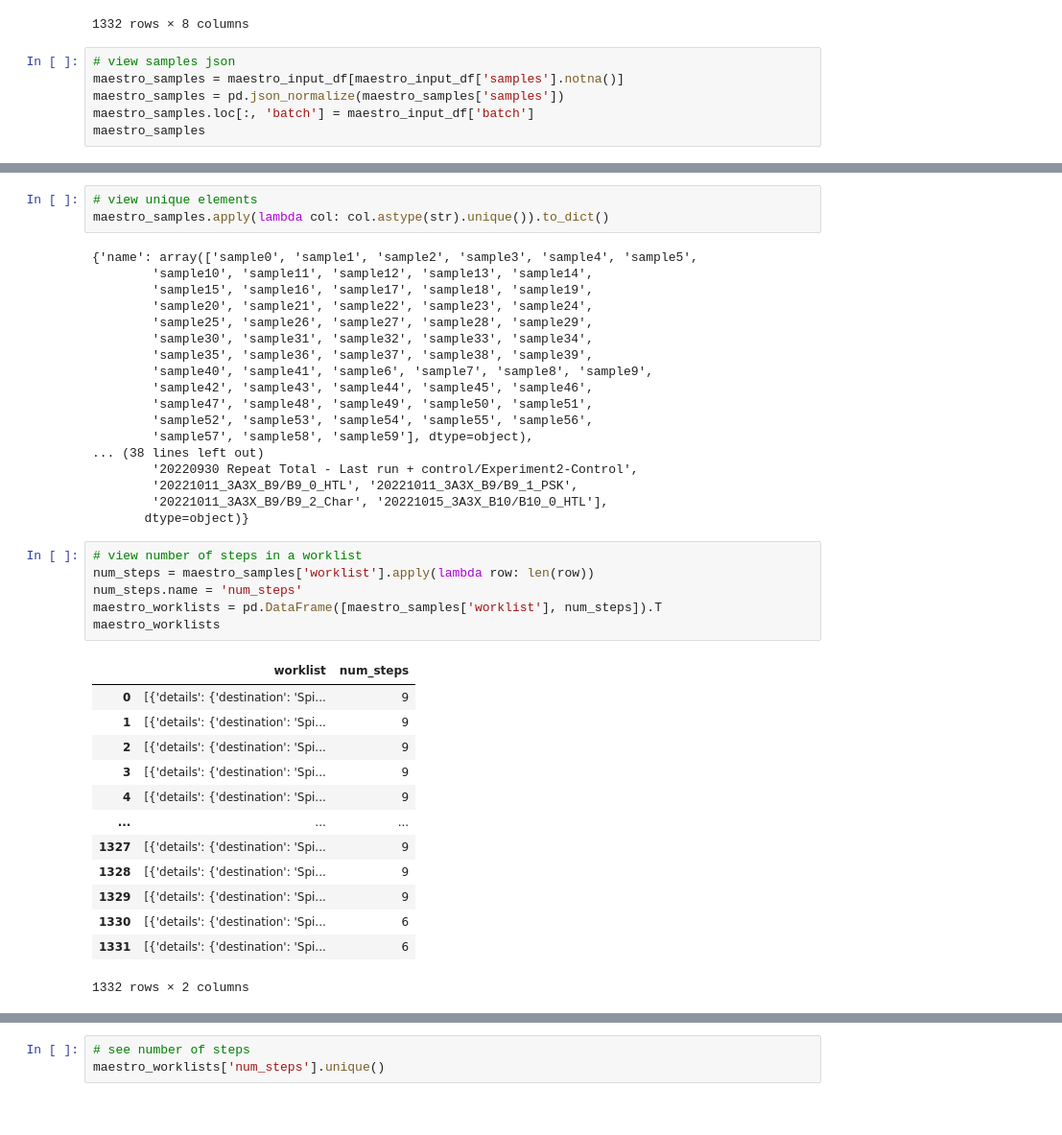
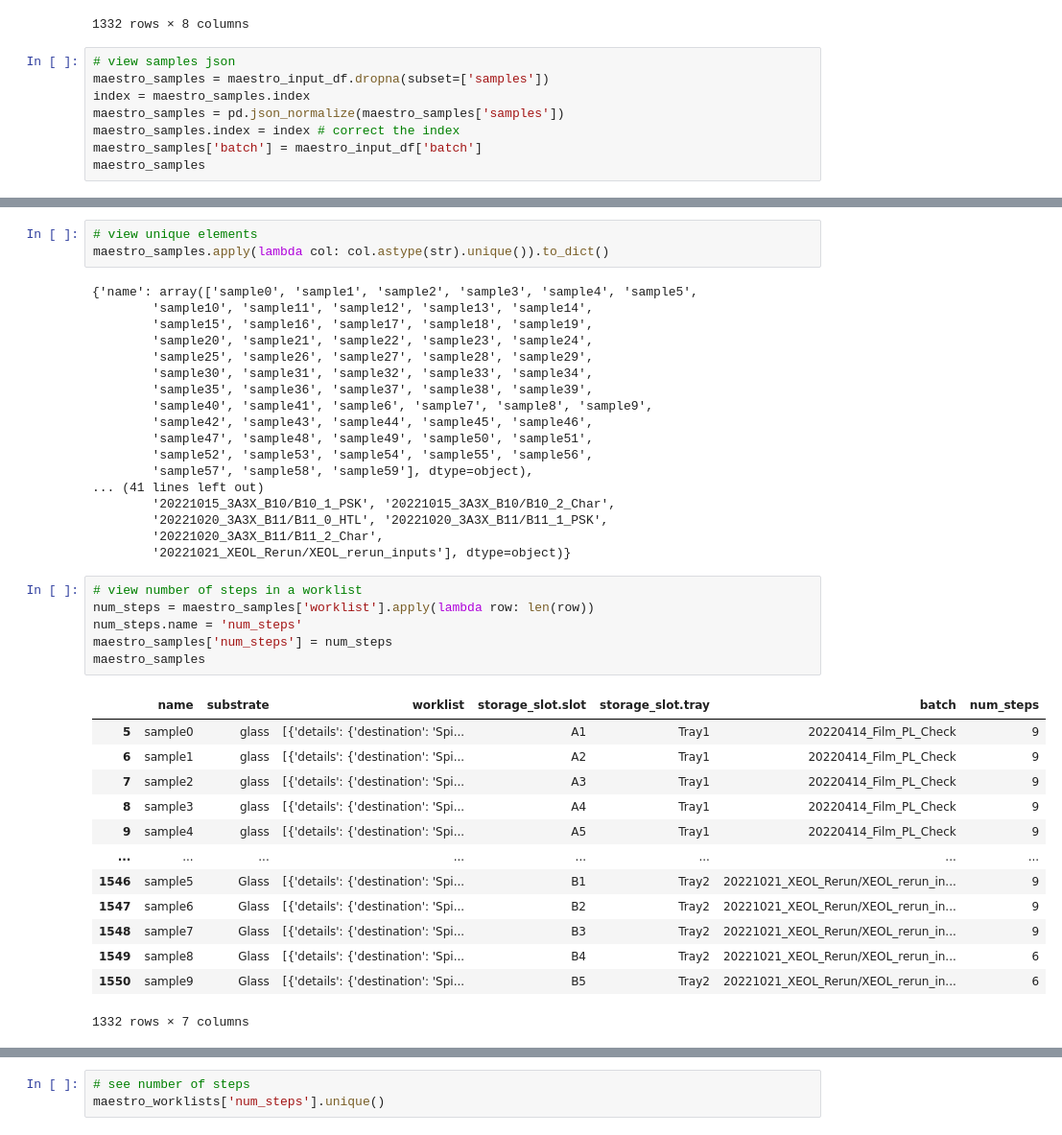
Before and after one commit to fenning-research-group/PASCAL_TrainView, a Jupyter notebook: input_eda.ipynb, the cells around one changed output, grey strips where cells are left out. Shown at 96% size. Saved outputs shown, nothing was run; the diff lists cells and outputs as text.

Commit message:
parse worklist steps json

```diff
--- a/input_eda.ipynb
+++ b/input_eda.ipynb
@@ -495,9 +269,11 @@ maestro_input_df[maestro_input_df['samples'].notna()]
 1332 rows × 8 columns
 # %%
 # view samples json
-maestro_samples = maestro_input_df[maestro_input_df['samples'].notna()]
+maestro_samples = maestro_input_df.dropna(subset=['samples'])
+index = maestro_samples.index
 maestro_samples = pd.json_normalize(maestro_samples['samples'])
-maestro_samples.loc[:, 'batch'] = maestro_input_df['batch']
+maestro_samples.index = index # correct the index
+maestro_samples['batch'] = maestro_input_df['batch']
 maestro_samples
 # %% [output]
 |  | name | substrate | worklist | storage_slot.slot | storage_slot.tray | batch |
@@ -529,28 +305,28 @@ maestro_samples.apply(lambda col: col.astype(str).unique()).to_dict()
         'sample47', 'sample48', 'sample49', 'sample50', 'sample51',
         'sample52', 'sample53', 'sample54', 'sample55', 'sample56',
         'sample57', 'sample58', 'sample59'], dtype=object),
-... (38 lines left out)
-        '20220930 Repeat Total - Last run + control/Experiment2-Control',
-        '20221011_3A3X_B9/B9_0_HTL', '20221011_3A3X_B9/B9_1_PSK',
-        '20221011_3A3X_B9/B9_2_Char', '20221015_3A3X_B10/B10_0_HTL'],
-       dtype=object)}
+... (41 lines left out)
+        '20221015_3A3X_B10/B10_1_PSK', '20221015_3A3X_B10/B10_2_Char',
+        '20221020_3A3X_B11/B11_0_HTL', '20221020_3A3X_B11/B11_1_PSK',
+        '20221020_3A3X_B11/B11_2_Char',
+        '20221021_XEOL_Rerun/XEOL_rerun_inputs'], dtype=object)}
 # %%
 # view number of steps in a worklist
 num_steps = maestro_samples['worklist'].apply(lambda row: len(row))
 num_steps.name = 'num_steps'
-maestro_worklists = pd.DataFrame([maestro_samples['worklist'], num_steps]).T
-maestro_worklists
+maestro_samples['num_steps'] = num_steps
+maestro_samples
 # %% [output]
-|  | worklist | num_steps |
-| 0 | [{'details': {'destination': 'Spi... | 9 |
-| 1 | [{'details': {'destination': 'Spi... | 9 |
-| 2 | [{'details': {'destination': 'Spi... | 9 |
-| 3 | [{'details': {'destination': 'Spi... | 9 |
-| 4 | [{'details': {'destination': 'Spi... | 9 |
-| ... | ... | ... |
-| 1327 | [{'details': {'destination': 'Spi... | 9 |
-| 1328 | [{'details': {'destination': 'Spi... | 9 |
-| 1329 | [{'details': {'destination': 'Spi... | 9 |
-| 1330 | [{'details': {'destination': 'Spi... | 6 |
-| 1331 | [{'details': {'destination': 'Spi... | 6 |
+|  | name | substrate | worklist | storage_slot.slot | storage_slot.tray | batch | num_steps |
+| 5 | sample0 | glass | [{'details': {'destination': 'Spi... | A1 | Tray1 | 20220414_Film_PL_Check | 9 |
+| 6 | sample1 | glass | [{'details': {'destination': 'Spi... | A2 | Tray1 | 20220414_Film_PL_Check | 9 |
+| 7 | sample2 | glass | [{'details': {'destination': 'Spi... | A3 | Tray1 | 20220414_Film_PL_Check | 9 |
+| 8 | sample3 | glass | [{'details': {'destination': 'Spi... | A4 | Tray1 | 20220414_Film_PL_Check | 9 |
+| 9 | sample4 | glass | [{'details': {'destination': 'Spi... | A5 | Tray1 | 20220414_Film_PL_Check | 9 |
+| ... | ... | ... | ... | ... | ... | ... | ... |
+| 1546 | sample5 | Glass | [{'details': {'destination': 'Spi... | B1 | Tray2 | 20221021_XEOL_Rerun/XEOL_rerun_in... | 9 |
+| 1547 | sample6 | Glass | [{'details': {'destination': 'Spi... | B2 | Tray2 | 20221021_XEOL_Rerun/XEOL_rerun_in... | 9 |
+| 1548 | sample7 | Glass | [{'details': {'destination': 'Spi... | B3 | Tray2 | 20221021_XEOL_Rerun/XEOL_rerun_in... | 9 |
+| 1549 | sample8 | Glass | [{'details': {'destination': 'Spi... | B4 | Tray2 | 20221021_XEOL_Rerun/XEOL_rerun_in... | 6 |
+| 1550 | sample9 | Glass | [{'details': {'destination': 'Spi... | B5 | Tray2 | 20221021_XEOL_Rerun/XEOL_rerun_in... | 6 |
-1332 rows × 2 columns
+1332 rows × 7 columns
```
Also changed, not shown: parts of 46 cells of this notebook.
